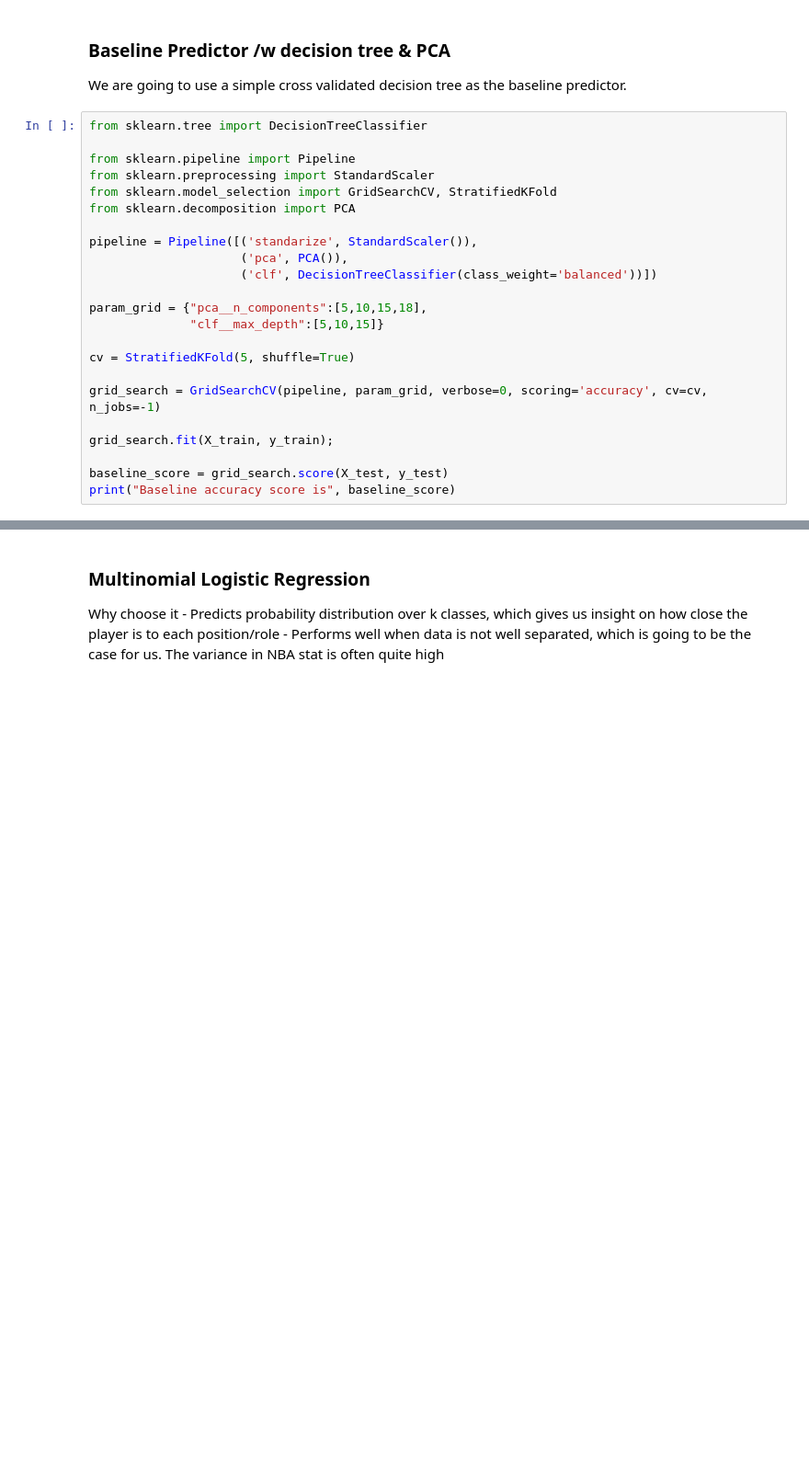
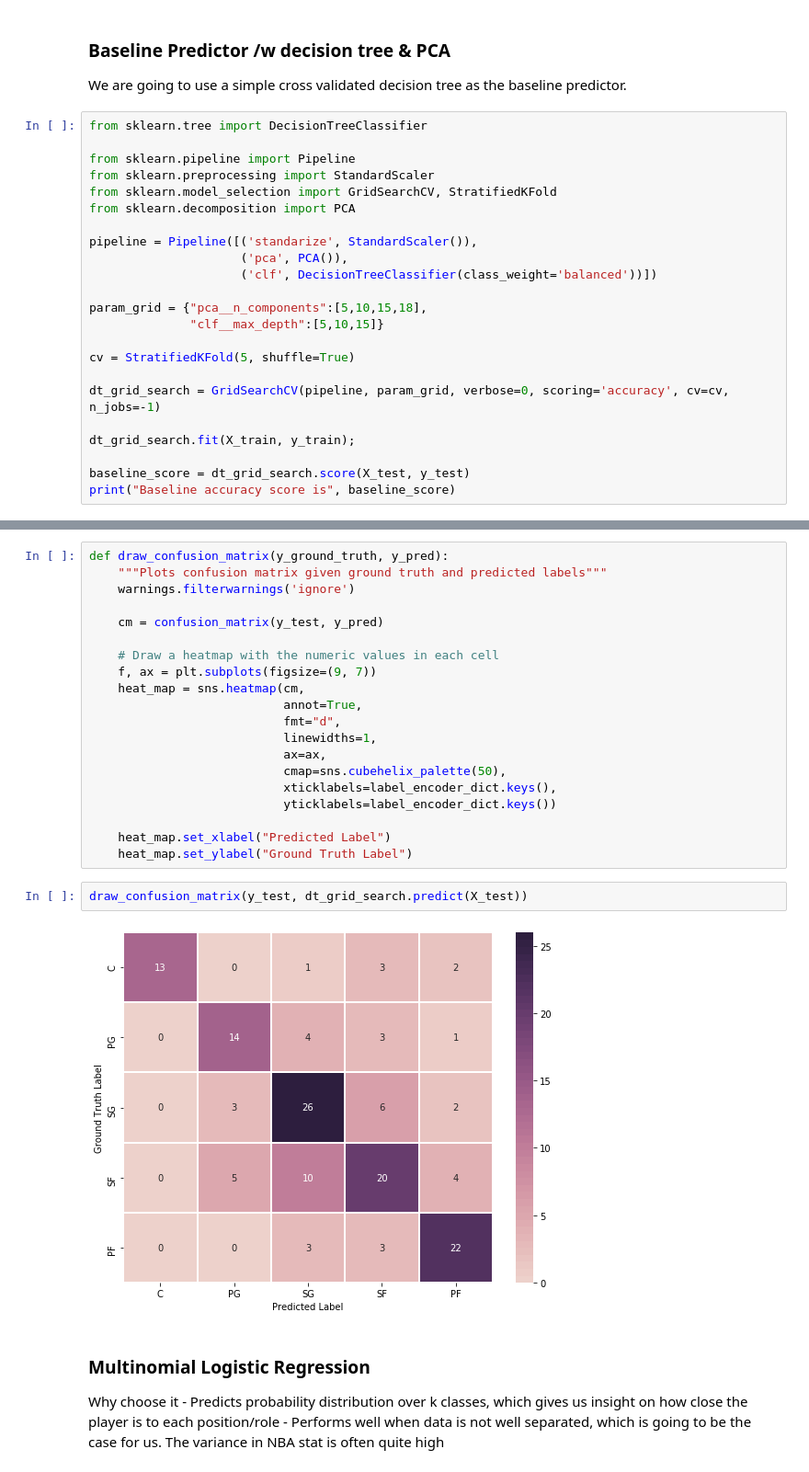
Before and after one commit to Peppershaker/Predicting-NBA-Player-Position, a Jupyter notebook: 3. Modeling.ipynb, the cells around one changed output, grey strips where cells are left out. Shown: that part at 92% size. Saved outputs shown, nothing was run; the diff lists cells and outputs as text; blank space fills up the shorter version.

```diff
--- a/3. Modeling.ipynb
+++ b/3. Modeling.ipynb
@@ -103,10 +104,10 @@ param_grid = {"pca__n_components":[5,10,15,18],
 
 cv = StratifiedKFold(5, shuffle=True)
 
-grid_search = GridSearchCV(pipeline, param_grid, verbose=0, scoring='accuracy', cv=cv, n_jobs=-1)
+dt_grid_search = GridSearchCV(pipeline, param_grid, verbose=0, scoring='accuracy', cv=cv, n_jobs=-1)
 
-grid_search.fit(X_train, y_train);
+dt_grid_search.fit(X_train, y_train);
 
-baseline_score = grid_search.score(X_test, y_test)
+baseline_score = dt_grid_search.score(X_test, y_test)
 print("Baseline accuracy score is", baseline_score)
 # %% [output]
@@ -132,6 +133,30 @@ Pipeline(memory=None,
                                         presort=False, random_state=None,
                                         splitter='best'))],
          verbose=False)
+# %%
+def draw_confusion_matrix(y_ground_truth, y_pred):
+    """Plots confusion matrix given ground truth and predicted labels"""
+    warnings.filterwarnings('ignore')
+
+    cm = confusion_matrix(y_test, y_pred)
+
+    # Draw a heatmap with the numeric values in each cell
+    f, ax = plt.subplots(figsize=(9, 7))
+    heat_map = sns.heatmap(cm,
+                           annot=True,
+                           fmt="d",
+                           linewidths=1,
+                           ax=ax,
+                           cmap=sns.cubehelix_palette(50),
+                           xticklabels=label_encoder_dict.keys(),
+                           yticklabels=label_encoder_dict.keys())
+
+    heat_map.set_xlabel("Predicted Label")
+    heat_map.set_ylabel("Ground Truth Label")
+# %%
+draw_confusion_matrix(y_test, dt_grid_search.predict(X_test))
+# %% [output]
+[figure, added]
 # %% [markdown]
 ### Multinomial Logistic Regression
 
```
Also changed, not shown: parts of 28 cells of this notebook, 2 other files.
